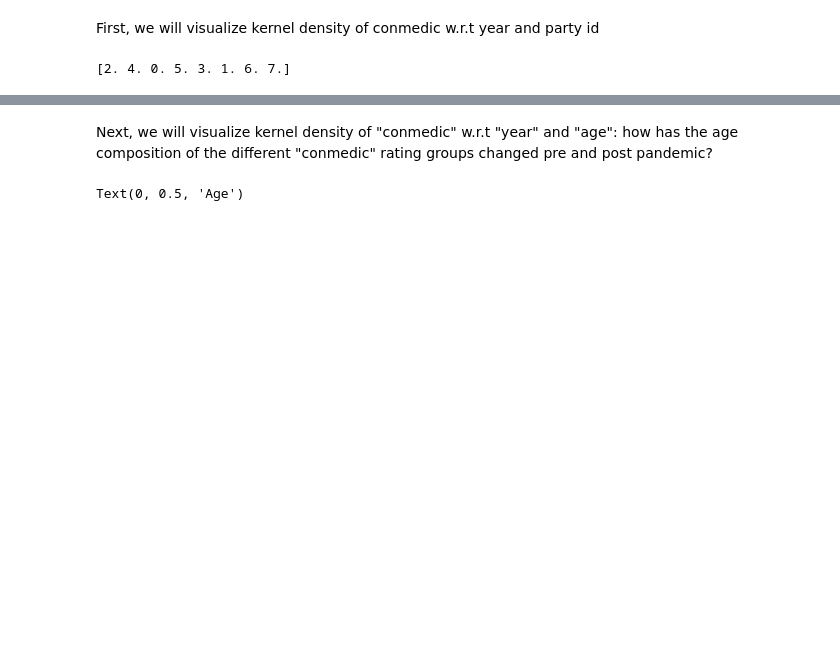
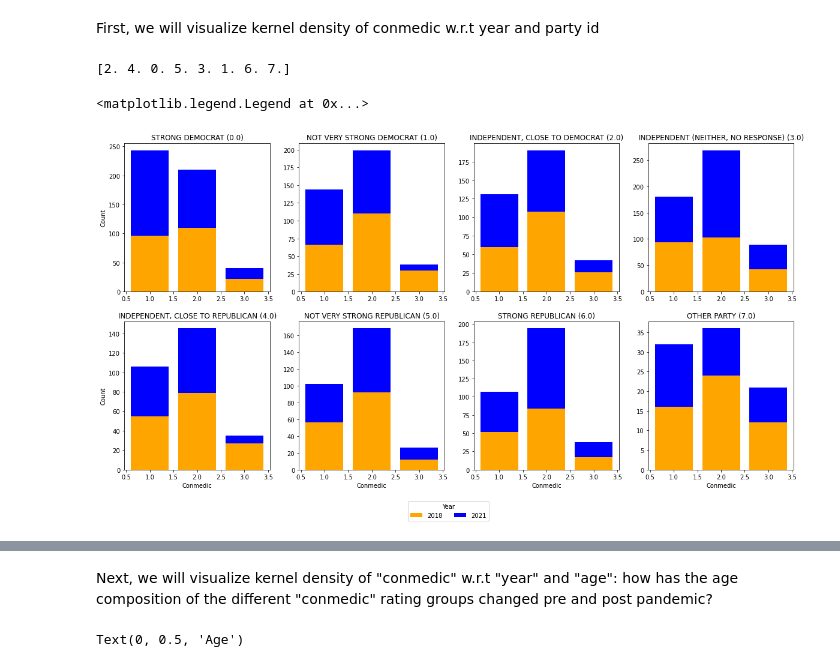
Before and after one commit to jacqueline-chao/project-1, a Jupyter notebook: src/data_viz.ipynb, the cells around one changed output, grey strips where cells are left out. Cells and saved outputs as stored; diff of their text form; code cells hidden in the pictures; blank space fills up the shorter version.

```diff
--- a/src/data_viz.ipynb
+++ b/src/data_viz.ipynb
@@ -260,3 +273,40 @@ party_names = ["STRONG DEMOCRAT",
                "NOT VERY STRONG REPUBLICAN",
                "STRONG REPUBLICAN",
                "OTHER PARTY"]
+# %%
+import seaborn as sns
+import matplotlib.pyplot as plt
+
+parties = sorted(df.partyid.dropna().unique())
+fig, axs = plt.subplots(nrows = 2, ncols = 4, figsize = (20, 10))
+
+for i, party in enumerate(parties):
+    row = i//4
+    col = i%4
+
+    party_name = party_names[int(party)]
+
+    df_party_conmed_year = pd.crosstab(df[df['partyid']==party]['conmedic'], df[df['partyid']==party]['year'])
+
+    axs[row][col].bar(1.0, df_party_conmed_year.loc[1.0][2018], bottom=None, color='orange', label='2018')
+    axs[row][col].bar(1.0, df_party_conmed_year.loc[1.0][2021], bottom=df_party_conmed_year.loc[1.0][2018], color='blue', label='2021')
+
+    axs[row][col].bar(2.0, df_party_conmed_year.loc[2.0][2018], bottom=None, color='orange')
+    axs[row][col].bar(2.0, df_party_conmed_year.loc[2.0][2021], bottom=df_party_conmed_year.loc[2.0][2018], color='blue')
+
+    axs[row][col].bar(3.0, df_party_conmed_year.loc[3.0][2018], bottom=None, color='orange')
+    axs[row][col].bar(3.0, df_party_conmed_year.loc[3.0][2021], bottom=df_party_conmed_year.loc[3.0][2018], color='blue')
+
+    axs[row][col].set_xlabel("")
+    axs[row][col].set_ylabel("")
+    axs[row][col].set_title(f"{party_name} ({party})")
+
+    if row==1:
+        axs[row][col].set_xlabel("Conmedic")
+    if col==0:
+        axs[row][col].set_ylabel("Count")
+
+plt.figlegend([2018, 2021], title='Year', loc='lower center', bbox_to_anchor=(0.5, 0), ncol=2)
+# %% [output]
+<matplotlib.legend.Legend at 0x...>
+[figure, added]
```
Also changed, not shown: parts of 12 cells of this notebook.
